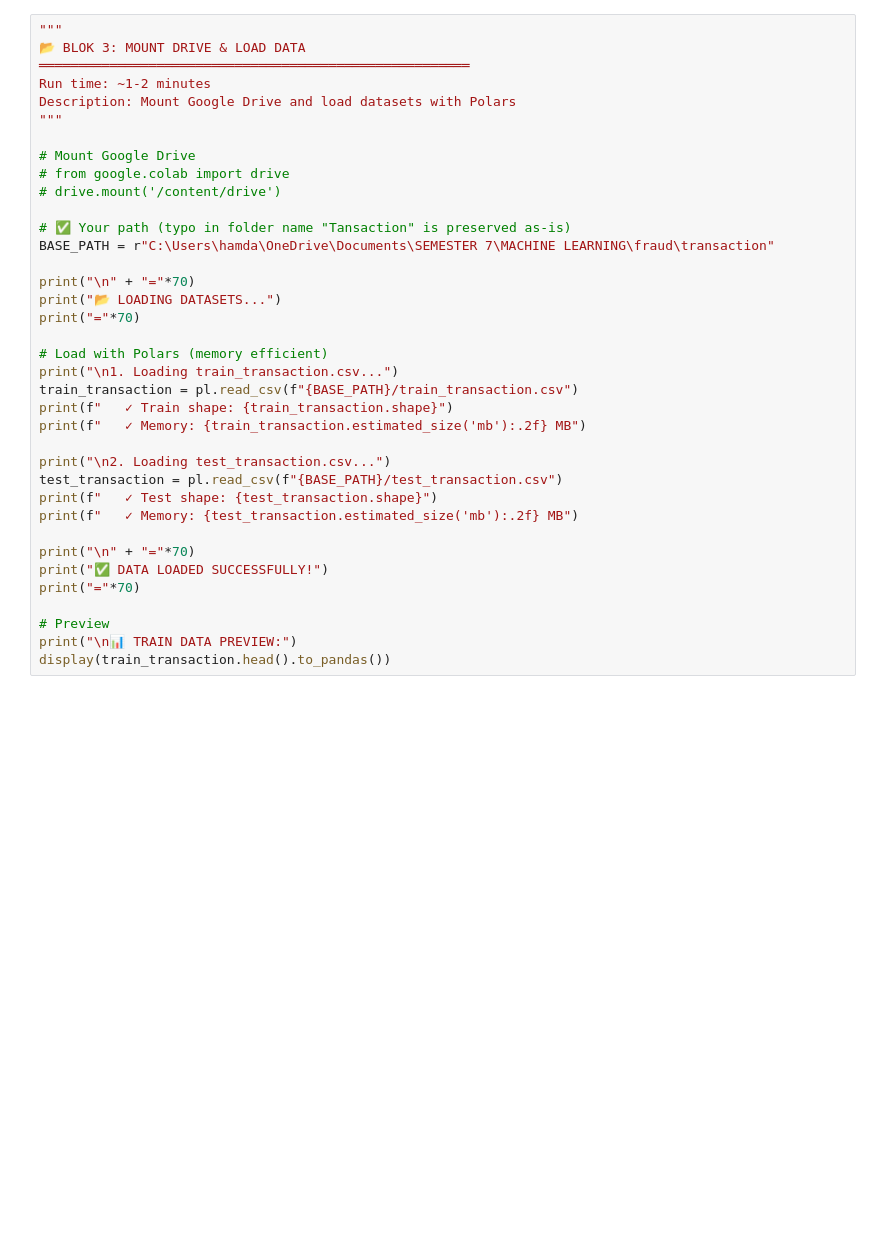
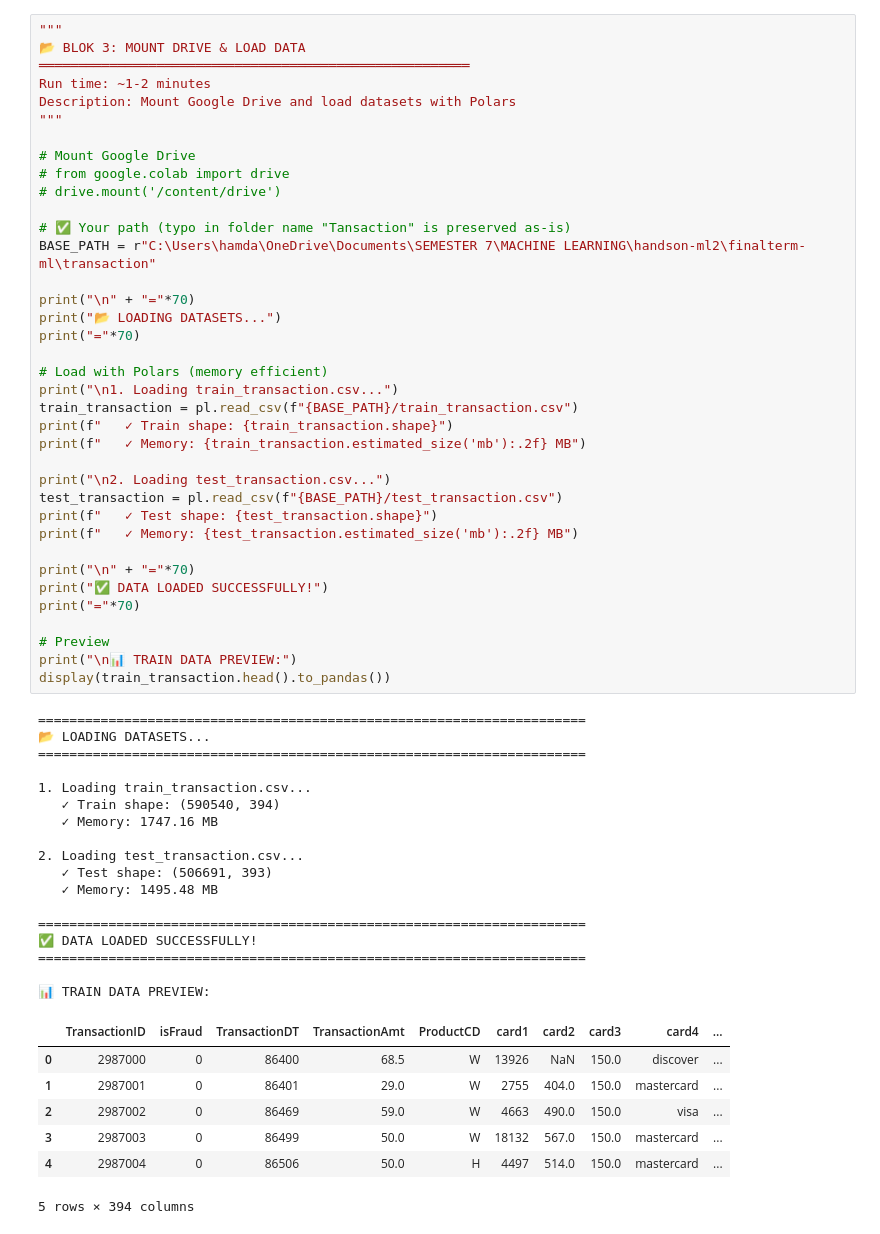
Before and after one commit to hamdansyaif/machine-learning-ohh-yeah, a Jupyter notebook: finalterm-ml/transaction/Fraud_Detection.ipynb, the cells around one changed output. Drawn from its saved outputs; the diff is of its cells as text; blank space fills up the shorter version.

```diff
--- a/finalterm-ml/transaction/Fraud_Detection.ipynb
+++ b/finalterm-ml/transaction/Fraud_Detection.ipynb
@@ -105,34 +150,59 @@ Description: Mount Google Drive and load datasets with Polars
 """
 
 # Mount Google Drive
 # from google.colab import drive
 # drive.mount('/content/drive')
 
 # ✅ Your path (typo in folder name "Tansaction" is preserved as-is)
-BASE_PATH = r"C:\Users\hamda\OneDrive\Documents\SEMESTER 7\MACHINE LEARNING\fraud\transaction"
+BASE_PATH = r"C:\Users\hamda\OneDrive\Documents\SEMESTER 7\MACHINE LEARNING\handson-ml2\finalterm-ml\transaction"
 
 print("\n" + "="*70)
 print("📂 LOADING DATASETS...")
 print("="*70)
 
 # Load with Polars (memory efficient)
 print("\n1. Loading train_transaction.csv...")
 train_transaction = pl.read_csv(f"{BASE_PATH}/train_transaction.csv")
 print(f"   ✓ Train shape: {train_transaction.shape}")
 print(f"   ✓ Memory: {train_transaction.estimated_size('mb'):.2f} MB")
 
 print("\n2. Loading test_transaction.csv...")
 test_transaction = pl.read_csv(f"{BASE_PATH}/test_transaction.csv")
 print(f"   ✓ Test shape: {test_transaction.shape}")
 print(f"   ✓ Memory: {test_transaction.estimated_size('mb'):.2f} MB")
 
 print("\n" + "="*70)
 print("✅ DATA LOADED SUCCESSFULLY!")
 print("="*70)
 
 # Preview
 print("\n📊 TRAIN DATA PREVIEW:")
 display(train_transaction.head().to_pandas())
+# %% [output]
+======================================================================
+📂 LOADING DATASETS...
+======================================================================
+
+1. Loading train_transaction.csv...
+   ✓ Train shape: (590540, 394)
+   ✓ Memory: 1747.16 MB
+
+2. Loading test_transaction.csv...
+   ✓ Test shape: (506691, 393)
+   ✓ Memory: 1495.48 MB
+
+======================================================================
+✅ DATA LOADED SUCCESSFULLY!
+======================================================================
+
+📊 TRAIN DATA PREVIEW:
+|  | TransactionID | isFraud | TransactionDT | TransactionAmt | ProductCD | card1 | card2 | card3 | card4 | ... |
+| 0 | 2987000 | 0 | 86400 | 68.5 | W | 13926 | NaN | 150.0 | discover | ... |
+| 1 | 2987001 | 0 | 86401 | 29.0 | W | 2755 | 404.0 | 150.0 | mastercard | ... |
+| 2 | 2987002 | 0 | 86469 | 59.0 | W | 4663 | 490.0 | 150.0 | visa | ... |
+| 3 | 2987003 | 0 | 86499 | 50.0 | W | 18132 | 567.0 | 150.0 | mastercard | ... |
+| 4 | 2987004 | 0 | 86506 | 50.0 | H | 4497 | 514.0 | 150.0 | mastercard | ... |
+5 rows × 394 columns
 # %%
 """
 🔍 BLOK 5: MISSING VALUES ANALYSIS
```
Also changed, not shown: parts of 20 cells of this notebook, 13 other files.
